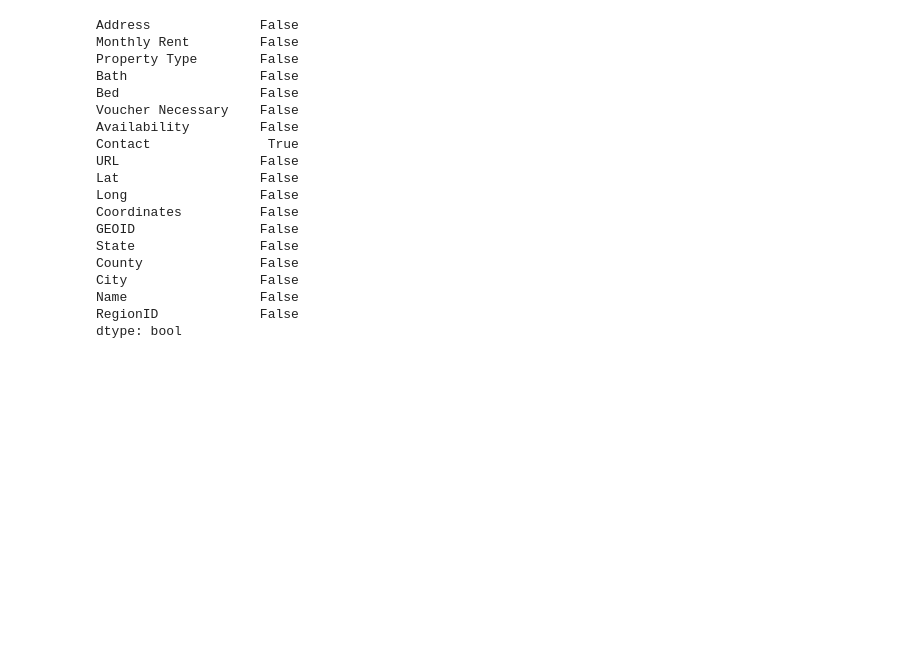
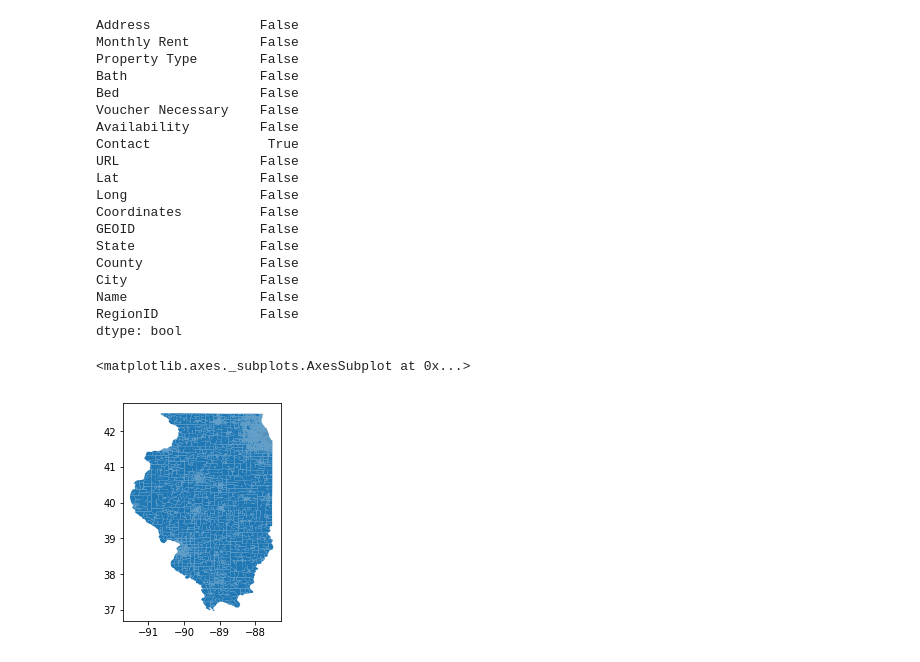
Before and after one commit to aya-liu/equitable-rental-locator, a Jupyter notebook: project/Merging CHA Eviction and Rental Index.ipynb, the cells around one changed output. Saved outputs shown, nothing was run; the diff lists cells and outputs as text; code cells hidden in the pictures; blank space fills up the shorter version.

```diff
--- a/project/Merging CHA Eviction and Rental Index.ipynb
+++ b/project/Merging CHA Eviction and Rental Index.ipynb
@@ -171,3 +172,8 @@ City                 False
 Name                 False
 RegionID             False
 dtype: bool
+# %%
+blocks_full.plot()
+# %% [output]
+<matplotlib.axes._subplots.AxesSubplot at 0x...>
+[figure, added]
```
Also changed, not shown: parts of 48 cells of this notebook.
